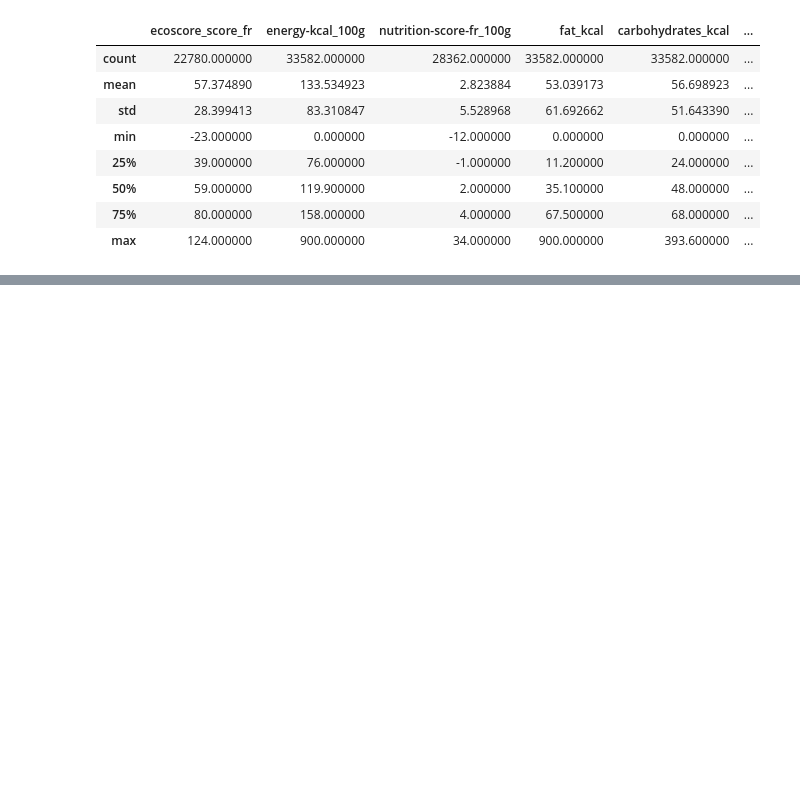
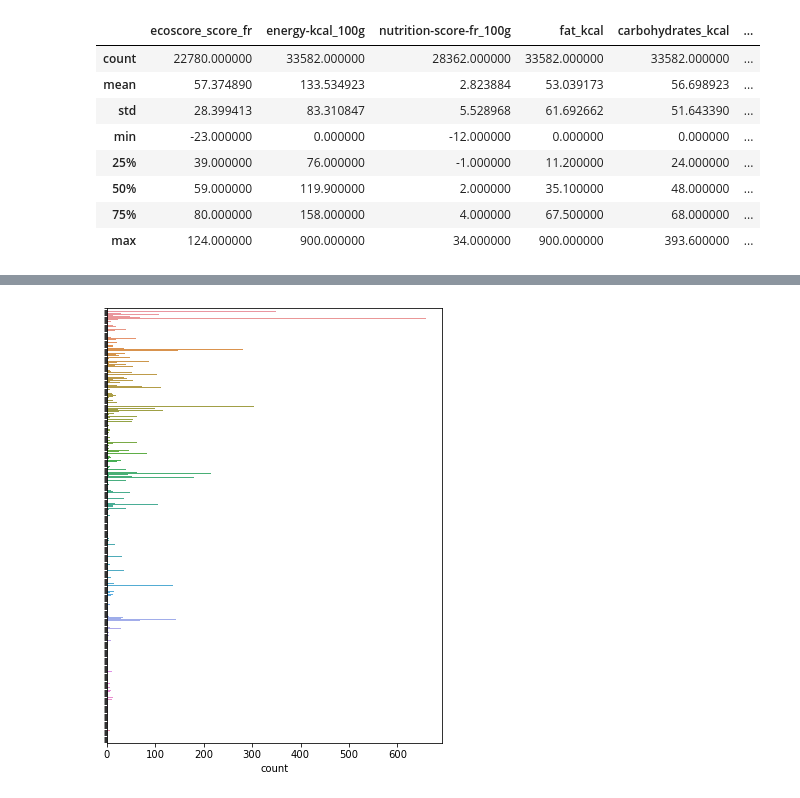
Before and after one commit to OlivierLegrand/P7, a Jupyter notebook: P3/PSanté_notebookexploration.ipynb, the cells around one changed output, grey strips where cells are left out. Drawn from its saved outputs; the diff is of its cells as text; code cells hidden in the pictures; blank space fills up the shorter version.

```diff
--- a/P3/PSanté_notebookexploration.ipynb
+++ b/P3/PSanté_notebookexploration.ipynb
@@ -254,0 +167,7 @@ plt.show()
+# %%
+fruits = X.groupby("pnns_groups_2").get_group(("Fruits"))
+fruits.loc[:, "second_to_last_tag"] = X.apply(lambda x: x["categories_tags"].split(",")[-2]
+                                      if len(x.categories_tags.split(",")) > 1
+                                      else x["categories_tags"].split(",")[0], axis=1)
+fruits.loc[:, "last_tag"] = X.apply(lambda x: x["categories_tags"].split(",")[-1], axis=1)
+fruits.sample(20)
@@ -254,0 +202,11 @@ plt.show()
+# %%
+fruits = pd.DataFrame.from_dict(fruits.groupby("last_tag").groups, orient="index")
+# %%
+fig, ax = plt.subplots(figsize=(6, 8))
+sns.countplot(data=fruits.transpose(),
+              orient="h",
+              ax=ax)
+ax.set_yticklabels("")
+plt.show()
+# %% [output]
+[figure, added]
```
Also changed, not shown: parts of 117 cells of this notebook, 1 other file.
